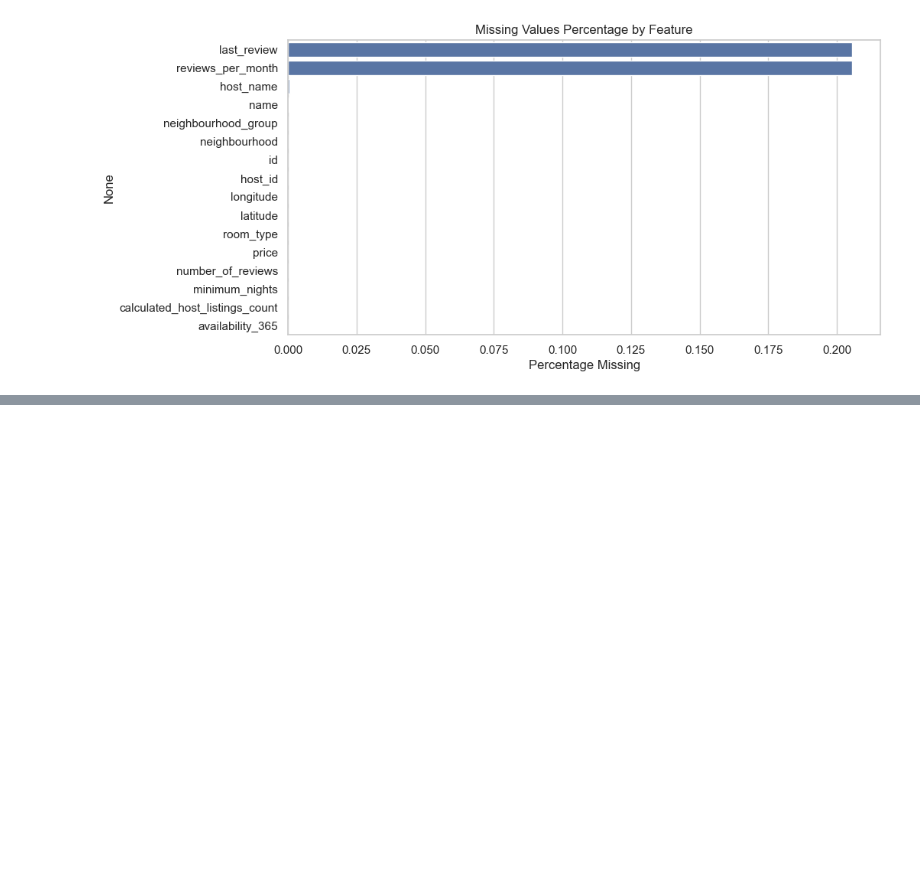
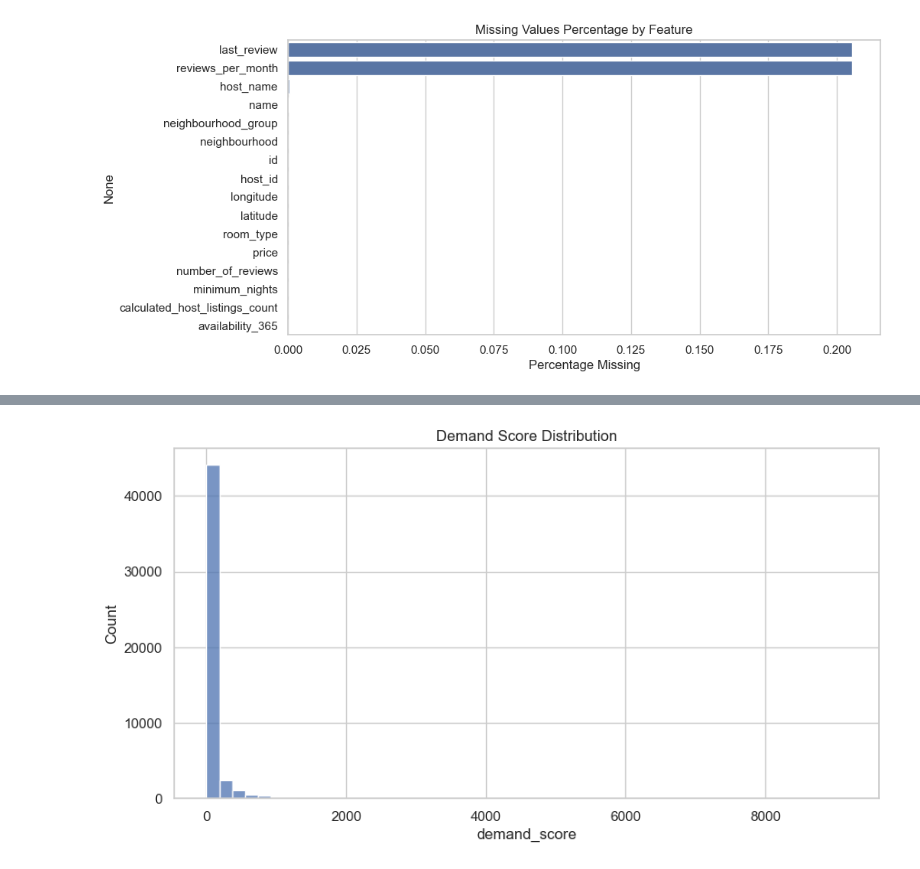
Before and after one commit to Phiziics/zillow-rentals-funnel-intelligence, a Jupyter notebook: notebooks/01_eda_and_funnel.ipynb, the cells around one changed output, grey strips where cells are left out. Drawn from its saved outputs; the diff is of its cells as text; code cells hidden in the pictures; blank space fills up the shorter version.

```diff
--- a/notebooks/01_eda_and_funnel.ipynb
+++ b/notebooks/01_eda_and_funnel.ipynb
@@ -260,0 +284,8 @@ df.to_csv("data/02-preprocessed/listings_clean.csv", index=False)
+# %%
+# Plot demand score distribution
+plt.figure(figsize=(10, 5))
+sns.histplot(df["demand_score"], bins=50)
+plt.title("Demand Score Distribution")
+plt.show()
+# %% [output]
+[figure, added]
```
Also changed, not shown: parts of 12 cells of this notebook.
